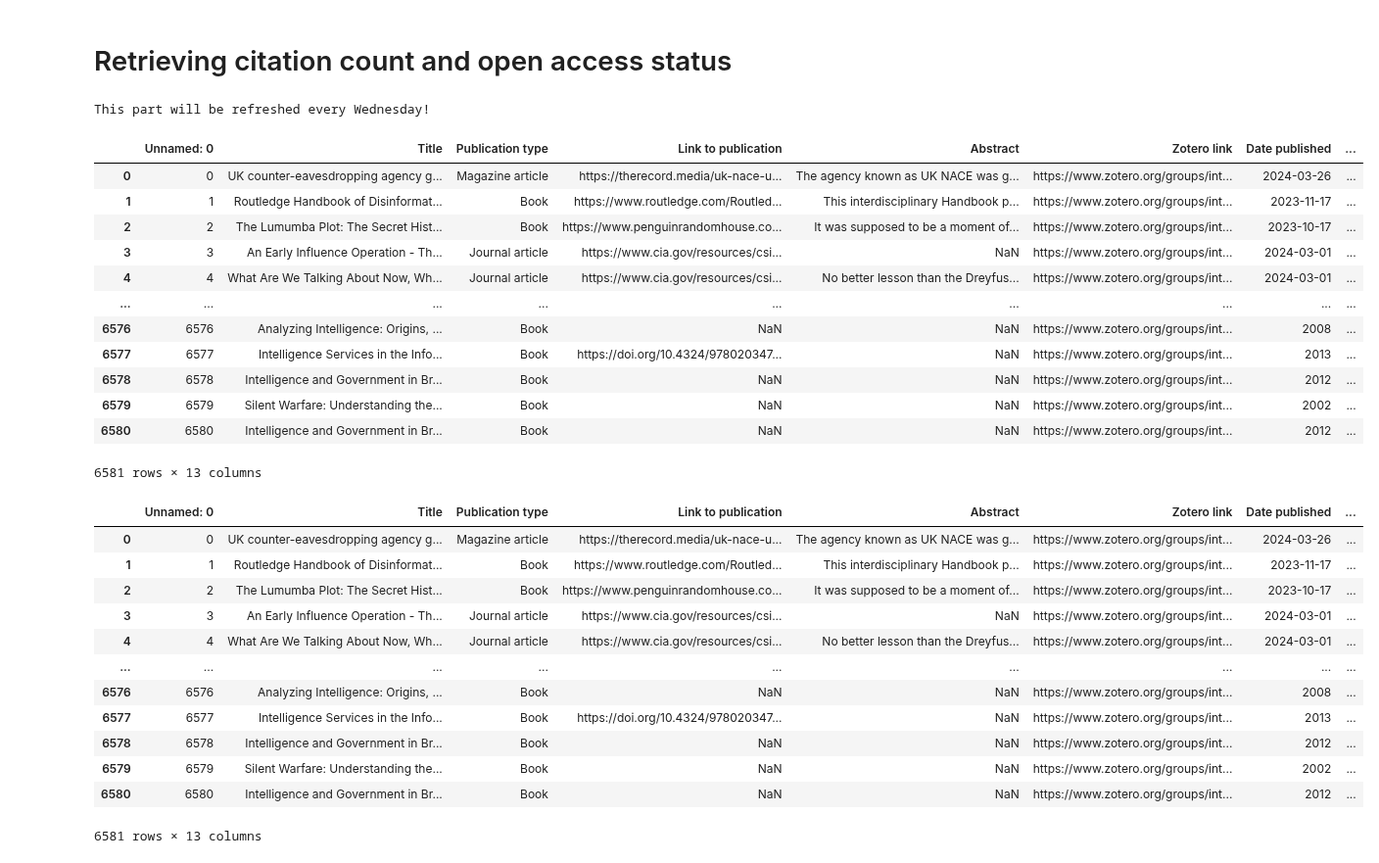
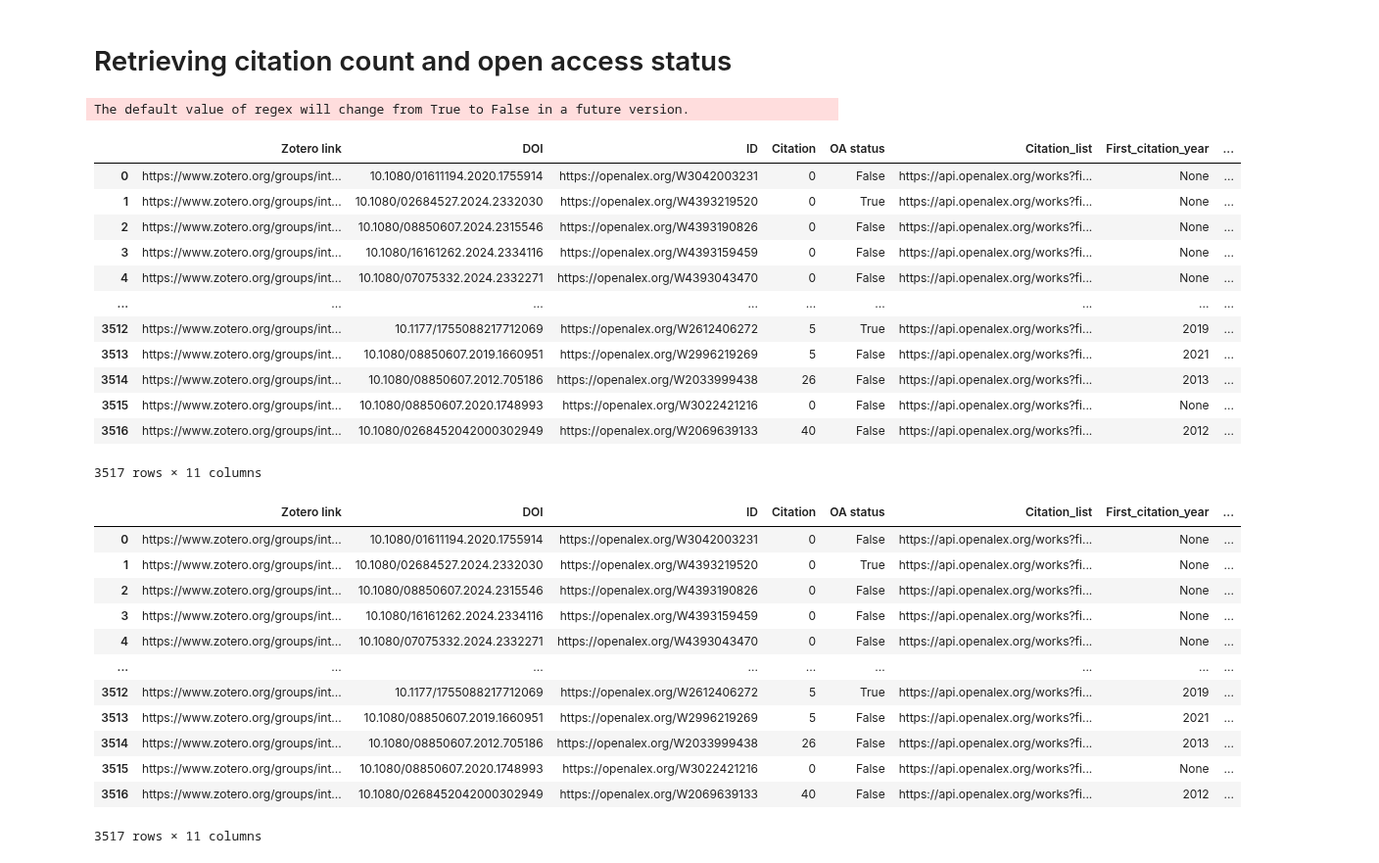
Before and after one commit to yusufaliozkan/zotero-intelligence-bibliography, a Jupyter notebook: all_items.ipynb, the cells around one changed output. Shown at 98% size. Drawn from its saved outputs; the diff is of its cells as text; code cells hidden in the pictures.

```diff
--- a/all_items.ipynb
+++ b/all_items.ipynb
@@ -578,7 +578,7 @@ test
 # Retrieving citation count and open access status
 # %%
 df_doi = pd.read_csv('all_items.csv')
-if datetime.today().weekday() == 3:
+if datetime.today().weekday() == 1:
 
     df_doi = df_doi[['Zotero link', 'DOI']].dropna()
     df_doi = df_doi.drop(df_doi[df_doi['DOI'] == ''].index)
@@ -625,47 +625,47 @@ if datetime.today().weekday() == 3:
     # Iterate over each row in the DataFrame
     for index, row in df_doi.iterrows():
         doi = row['DOI']
         article_metadata = fetch_article_metadata(doi)
         if article_metadata:
             # Update DataFrame with fetched information
             df_doi.at[index, 'ID'] = article_metadata['ID']
             df_doi.at[index, 'Citation'] = article_metadata['Citation']
             df_doi.at[index, 'OA status'] = article_metadata['OA status']
             df_doi.at[index, 'First_citation_year'] = article_metadata['First_citation_year']
             df_doi.at[index, 'Last_citation_year'] = article_metadata['Last_citation_year']
             if 'Citation_list' in article_metadata:
                 df_doi.at[index, 'Citation_list'] = article_metadata['Citation_list']
             else:
                 # Set to None if key is not found
                 df_doi.at[index, 'Citation_list'] = None
             df_doi.at[index, 'Publication_year'] = article_metadata['Publication_year']
             if 'OA_link' in article_metadata:
                 df_doi.at[index, 'OA_link'] = article_metadata['OA_link']
             else:
                 # Set to None if key is not found
                 df_doi.at[index, 'OA_link'] = None
 
     # Calculate the difference between First_citation_year and Publication_year
     df_doi['Year_difference'] = df_doi['First_citation_year'] - df_doi['Publication_year']
     df_doi.to_csv('citations.csv')
 else:
     print('This part will be refreshed every Wednesday!')
 df_doi
 # %% [output]
-This part will be refreshed every Wednesday!
+The default value of regex will change from True to False in a future version.
-|  | Unnamed: 0 | Title | Publication type | Link to publication | Abstract | Zotero link | Date published | ... |
-| 0 | 0 | UK counter-eavesdropping agency g... | Magazine article | https://therecord.media/uk-nace-u... | The agency known as UK NACE was g... | https://www.zotero.org/groups/int... | 2024-03-26 | ... |
-| 1 | 1 | Routledge Handbook of Disinformat... | Book | https://www.routledge.com/Routled... | This interdisciplinary Handbook p... | https://www.zotero.org/groups/int... | 2023-11-17 | ... |
-| 2 | 2 | The Lumumba Plot: The Secret Hist... | Book | https://www.penguinrandomhouse.co... | It was supposed to be a moment of... | https://www.zotero.org/groups/int... | 2023-10-17 | ... |
-| 3 | 3 | An Early Influence Operation - Th... | Journal article | https://www.cia.gov/resources/csi... | NaN | https://www.zotero.org/groups/int... | 2024-03-01 | ... |
-| 4 | 4 | What Are We Talking About Now, Wh... | Journal article | https://www.cia.gov/resources/csi... | No better lesson than the Dreyfus... | https://www.zotero.org/groups/int... | 2024-03-01 | ... |
+|  | Zotero link | DOI | ID | Citation | OA status | Citation_list | First_citation_year | ... |
+| 0 | https://www.zotero.org/groups/int... | 10.1080/01611194.2020.1755914 | https://openalex.org/W3042003231 | 0 | False | https://api.openalex.org/works?fi... | None | ... |
+| 1 | https://www.zotero.org/groups/int... | 10.1080/02684527.2024.2332030 | https://openalex.org/W4393219520 | 0 | True | https://api.openalex.org/works?fi... | None | ... |
+| 2 | https://www.zotero.org/groups/int... | 10.1080/08850607.2024.2315546 | https://openalex.org/W4393190826 | 0 | False | https://api.openalex.org/works?fi... | None | ... |
+| 3 | https://www.zotero.org/groups/int... | 10.1080/16161262.2024.2334116 | https://openalex.org/W4393159459 | 0 | False | https://api.openalex.org/works?fi... | None | ... |
+| 4 | https://www.zotero.org/groups/int... | 10.1080/07075332.2024.2332271 | https://openalex.org/W4393043470 | 0 | False | https://api.openalex.org/works?fi... | None | ... |
 | ... | ... | ... | ... | ... | ... | ... | ... | ... |
-| 6576 | 6576 | Analyzing Intelligence: Origins, ... | Book | NaN | NaN | https://www.zotero.org/groups/int... | 2008 | ... |
-| 6577 | 6577 | Intelligence Services in the Info... | Book | https://doi.org/10.4324/978020347... | NaN | https://www.zotero.org/groups/int... | 2013 | ... |
-| 6578 | 6578 | Intelligence and Government in Br... | Book | NaN | NaN | https://www.zotero.org/groups/int... | 2012 | ... |
-| 6579 | 6579 | Silent Warfare: Understanding the... | Book | NaN | NaN | https://www.zotero.org/groups/int... | 2002 | ... |
-| 6580 | 6580 | Intelligence and Government in Br... | Book | NaN | NaN | https://www.zotero.org/groups/int... | 2012 | ... |
+| 3512 | https://www.zotero.org/groups/int... | 10.1177/1755088217712069 | https://openalex.org/W2612406272 | 5 | True | https://api.openalex.org/works?fi... | 2019 | ... |
+| 3513 | https://www.zotero.org/groups/int... | 10.1080/08850607.2019.1660951 | https://openalex.org/W2996219269 | 5 | False | https://api.openalex.org/works?fi... | 2021 | ... |
+| 3514 | https://www.zotero.org/groups/int... | 10.1080/08850607.2012.705186 | https://openalex.org/W2033999438 | 26 | False | https://api.openalex.org/works?fi... | 2013 | ... |
+| 3515 | https://www.zotero.org/groups/int... | 10.1080/08850607.2020.1748993 | https://openalex.org/W3022421216 | 0 | False | https://api.openalex.org/works?fi... | None | ... |
+| 3516 | https://www.zotero.org/groups/int... | 10.1080/0268452042000302949 | https://openalex.org/W2069639133 | 40 | False | https://api.openalex.org/works?fi... | 2012 | ... |
-6581 rows × 13 columns
+3517 rows × 11 columns
 # %%
 # ## Remove after the first successful retrieval 2024-02-18
 
@@ -781,19 +781,19 @@ This part will be refreshed every Wednesday!
 # %%
 df_doi
 # %% [output]
-|  | Unnamed: 0 | Title | Publication type | Link to publication | Abstract | Zotero link | Date published | ... |
-| 0 | 0 | UK counter-eavesdropping agency g... | Magazine article | https://therecord.media/uk-nace-u... | The agency known as UK NACE was g... | https://www.zotero.org/groups/int... | 2024-03-26 | ... |
-| 1 | 1 | Routledge Handbook of Disinformat... | Book | https://www.routledge.com/Routled... | This interdisciplinary Handbook p... | https://www.zotero.org/groups/int... | 2023-11-17 | ... |
-| 2 | 2 | The Lumumba Plot: The Secret Hist... | Book | https://www.penguinrandomhouse.co... | It was supposed to be a moment of... | https://www.zotero.org/groups/int... | 2023-10-17 | ... |
-| 3 | 3 | An Early Influence Operation - Th... | Journal article | https://www.cia.gov/resources/csi... | NaN | https://www.zotero.org/groups/int... | 2024-03-01 | ... |
-| 4 | 4 | What Are We Talking About Now, Wh... | Journal article | https://www.cia.gov/resources/csi... | No better lesson than the Dreyfus... | https://www.zotero.org/groups/int... | 2024-03-01 | ... |
+|  | Zotero link | DOI | ID | Citation | OA status | Citation_list | First_citation_year | ... |
+| 0 | https://www.zotero.org/groups/int... | 10.1080/01611194.2020.1755914 | https://openalex.org/W3042003231 | 0 | False | https://api.openalex.org/works?fi... | None | ... |
+| 1 | https://www.zotero.org/groups/int... | 10.1080/02684527.2024.2332030 | https://openalex.org/W4393219520 | 0 | True | https://api.openalex.org/works?fi... | None | ... |
+| 2 | https://www.zotero.org/groups/int... | 10.1080/08850607.2024.2315546 | https://openalex.org/W4393190826 | 0 | False | https://api.openalex.org/works?fi... | None | ... |
+| 3 | https://www.zotero.org/groups/int... | 10.1080/16161262.2024.2334116 | https://openalex.org/W4393159459 | 0 | False | https://api.openalex.org/works?fi... | None | ... |
+| 4 | https://www.zotero.org/groups/int... | 10.1080/07075332.2024.2332271 | https://openalex.org/W4393043470 | 0 | False | https://api.openalex.org/works?fi... | None | ... |
 | ... | ... | ... | ... | ... | ... | ... | ... | ... |
-| 6576 | 6576 | Analyzing Intelligence: Origins, ... | Book | NaN | NaN | https://www.zotero.org/groups/int... | 2008 | ... |
-| 6577 | 6577 | Intelligence Services in the Info... | Book | https://doi.org/10.4324/978020347... | NaN | https://www.zotero.org/groups/int... | 2013 | ... |
-| 6578 | 6578 | Intelligence and Government in Br... | Book | NaN | NaN | https://www.zotero.org/groups/int... | 2012 | ... |
-| 6579 | 6579 | Silent Warfare: Understanding the... | Book | NaN | NaN | https://www.zotero.org/groups/int... | 2002 | ... |
-| 6580 | 6580 | Intelligence and Government in Br... | Book | NaN | NaN | https://www.zotero.org/groups/int... | 2012 | ... |
+| 3512 | https://www.zotero.org/groups/int... | 10.1177/1755088217712069 | https://openalex.org/W2612406272 | 5 | True | https://api.openalex.org/works?fi... | 2019 | ... |
+| 3513 | https://www.zotero.org/groups/int... | 10.1080/08850607.2019.1660951 | https://openalex.org/W2996219269 | 5 | False | https://api.openalex.org/works?fi... | 2021 | ... |
+| 3514 | https://www.zotero.org/groups/int... | 10.1080/08850607.2012.705186 | https://openalex.org/W2033999438 | 26 | False | https://api.openalex.org/works?fi... | 2013 | ... |
+| 3515 | https://www.zotero.org/groups/int... | 10.1080/08850607.2020.1748993 | https://openalex.org/W3022421216 | 0 | False | https://api.openalex.org/works?fi... | None | ... |
+| 3516 | https://www.zotero.org/groups/int... | 10.1080/0268452042000302949 | https://openalex.org/W2069639133 | 40 | False | https://api.openalex.org/works?fi... | 2012 | ... |
-6581 rows × 13 columns
+3517 rows × 11 columns
 # %%
 df_doi_2 = pd.read_csv('citations.csv', usecols=lambda column: column != 'Unnamed: 0')
 df_doi_2
```
Also changed, not shown: parts of 9 cells of this notebook, 7 other files.
